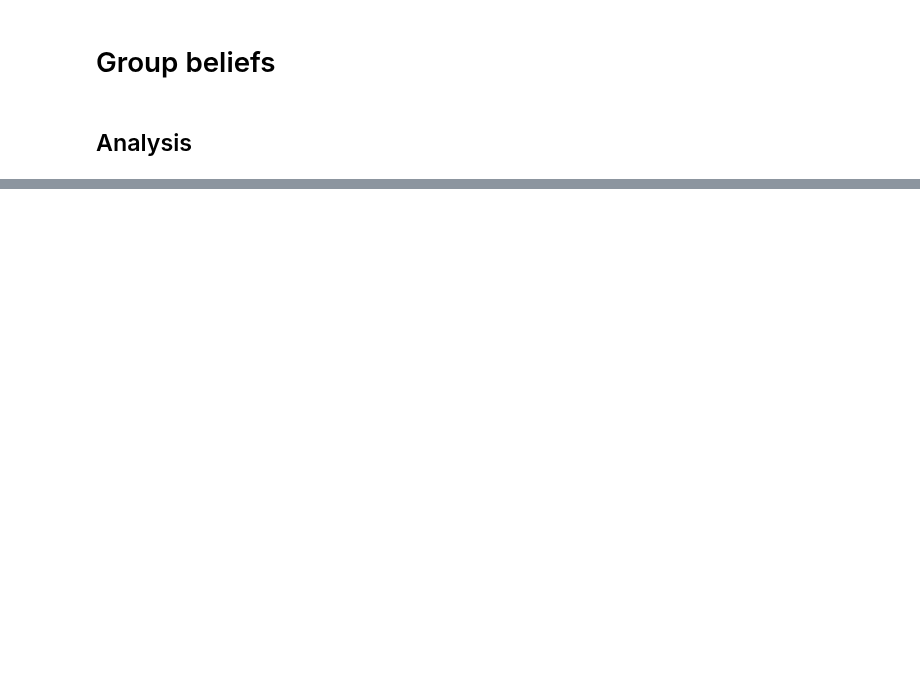
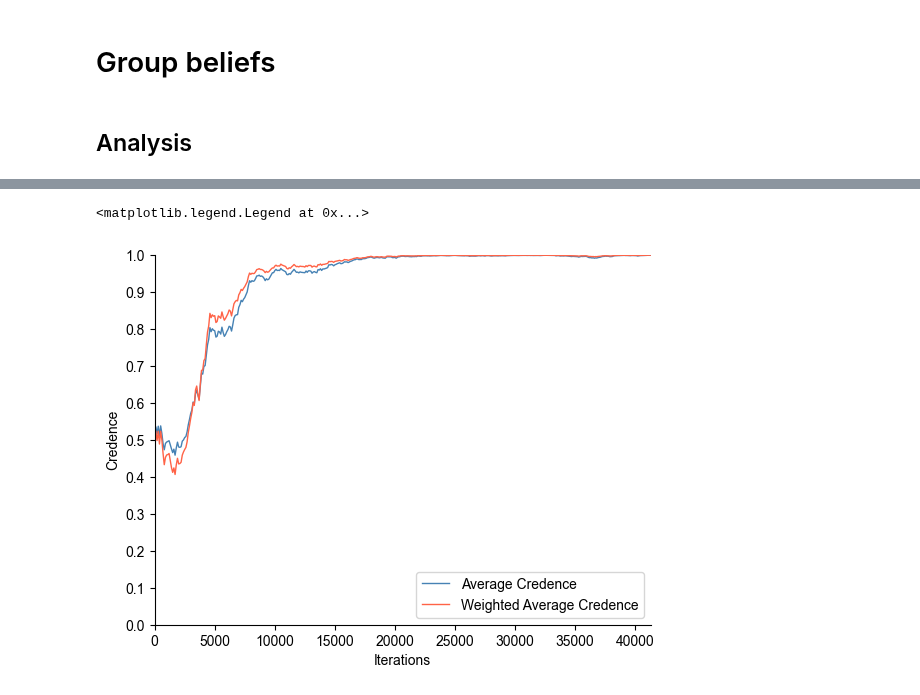
Before and after one commit to alexandroskoliousis/polygraphs, a Jupyter notebook: examples/group-beliefs.ipynb, the cells around one changed output, grey strips where cells are left out. Drawn from its saved outputs; the diff is of its cells as text; code cells hidden in the pictures; blank space fills up the shorter version.

```diff
--- a/examples/group-beliefs.ipynb
+++ b/examples/group-beliefs.ipynb
@@ -210,0 +199,32 @@ plt.legend(['Unweighted Beliefs',
+# %%
+plt.rc('font', **{'family':'sans-serif','sans-serif':['Arial'], 'size': 10})
+
+# Configure the y-axis - find max value and use discrete steps
+plt.ylim([0, 1])
+plt.yticks(np.arange(0, 1.1, 0.1))
+plt.ylabel('Credence')
+
+# Configure the x-axis
+plt.xlim([0, max(weighted_average.keys())])
+plt.xlabel('Iterations')
+
+# Remove spines
+plt.gca().spines['top'].set_visible(False)
+plt.gca().spines['right'].set_visible(False)
+
+# Create a bar chart
+plt.plot(average.keys(),
+         average.values(),
+         color='steelblue',
+         lw=1)
+
+plt.plot(weighted_average.keys(),
+         weighted_average.values(),
+         color='tomato',
+         lw=1)
+
+plt.legend(['Average Credence',
+            'Weighted Average Credence'], loc='lower right')
+# %% [output]
+<matplotlib.legend.Legend at 0x...>
+[figure, added]
```
Also changed, not shown: parts of 1 cell of this notebook.
